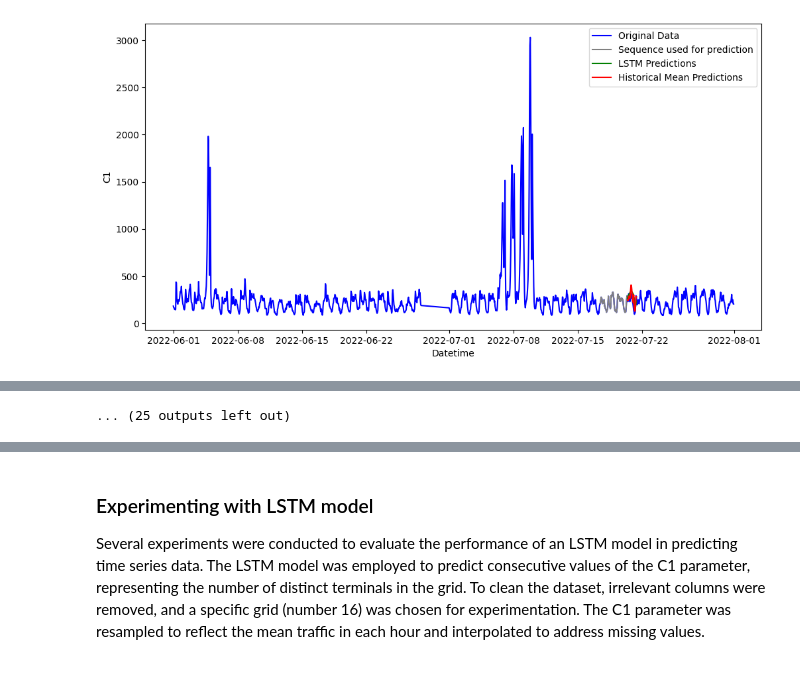
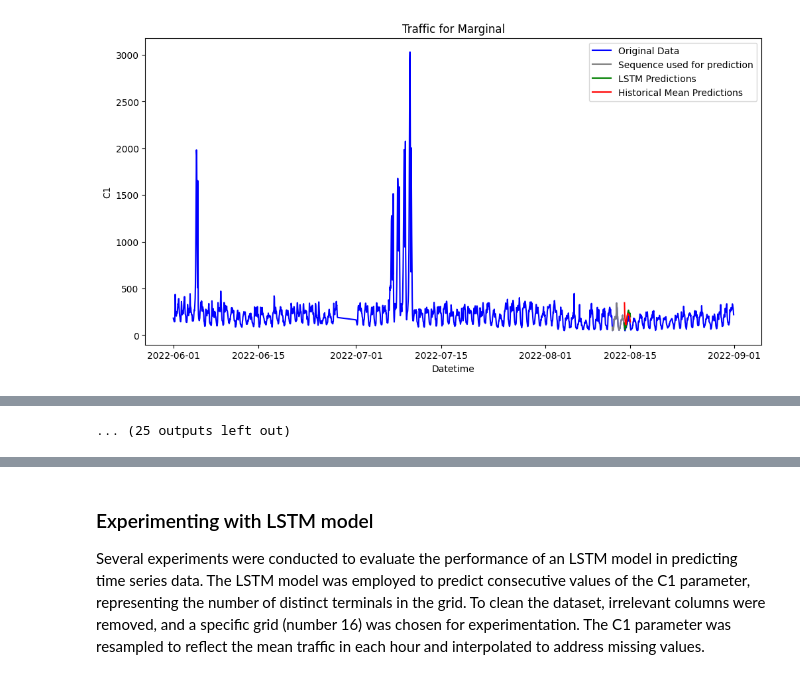
Before and after one commit to RocketFan/traffic-monitoring, a Jupyter notebook: lstm_test.ipynb, the cells around one changed output, grey strips where cells are left out. Drawn from its saved outputs; the diff is of its cells as text; code cells hidden in the pictures.

Commit message:
Refine plotting, more statics

```diff
--- a/lstm_test.ipynb
+++ b/lstm_test.ipynb
@@ -184,7 +167,7 @@ import matplotlib.dates as mdates
 
 
 vodafone_data = cml.VodafoneData()
-main_roads_df = vodafone_data.read('data/reduced/jj') # Read the data from the folder (All Vodafone data)
+main_roads_df = vodafone_data.read('data/reduced/subset') # Read the data from the folder (All Vodafone data)
 vodafone_data.preprocess(main_roads_df)
 
 columns = ['Grid_ID', 'Datetime', 'C1', 'C2', 'C11', 'E1', 'E7', 'E8', 'E9']
@@ -263,8 +246,8 @@ from sklearn.metrics import mean_absolute_error, mean_squared_error
 INPUT_SIZE = 3
 HIDDEN_SIZE = 30
 OUTPUT_SIZE = 1  # Predicting one value (C1)
-SEQUENCE_LENGTH = 72
-NUM_EPOCHS = 1500
+SEQUENCE_LENGTH = 48
+NUM_EPOCHS = 2000
 LEARNING_RATE = 0.001
 TEST_SIZE = 0.2
 RANDOM_STATE = 42
@@ -425,8 +408,7 @@ def evaluate_model(model, X_test, y_test, scaler):
 
     return predicted_sequences, test_sequences, average_mae, average_rmse
 
-def plot_results(target, y_test, predicted_sequences, seq_used_pred, historical_mean_predictions, datetimes, test_start):
-
+def plot_results(target, y_test, predicted_sequences, seq_used_pred, historical_mean_predictions, datetimes, test_start, street_name):
     plt.figure(figsize=(12, 6))
     plt.plot(datetimes, target, label='Original Data', color='blue')
     plt.plot(datetimes[test_start - len(seq_used_pred):test_start],  np.array(seq_used_pred).reshape(-1, 1), label='Sequence used for prediction', color='gray')
@@ -435,10 +417,11 @@ def plot_results(target, y_test, predicted_sequences, seq_used_pred, historical_
 
     plt.xlabel('Datetime')
     plt.ylabel("C1")
+    plt.title(f"Traffic for {street_name}")
     plt.legend()
     plt.show()
 
-def plot_zoomed(target, y_test, predicted_sequences, seq_used_pred, historical_mean_predictions, datetimes, test_start, zoom_range=100):
+def plot_zoomed(target, y_test, predicted_sequences, seq_used_pred, historical_mean_predictions, datetimes, test_start, street_name,  zoom_range=100,):
     test_start = len(target) - len(y_test) +1
 
     plt.figure(figsize=(12, 6))
@@ -452,48 +435,45 @@ def plot_zoomed(target, y_test, predicted_sequences, seq_used_pred, historical_m
 
     plt.xlabel('Datetime')
     plt.ylabel("C1")
+    plt.title(f"Zoomed traffic for {street_name}")
     plt.legend()
     plt.show()
 
-def main():
-    # df = pd.read_csv("data/reduced/June2022_reduced.csv")
-    hist_mae_list = []
-    hist_rmse_list = []
-    lstm_mae_list = []
-    lstm_rmse_list = []
-    for ax, street_name in zip(axes.flatten(), street_names):
-        street_df = entrance_roads_df[entrance_roads_df['street_name'] == street_name].copy()
-        street_df.set_index('Datetime', inplace=True)
-        X_train, X_test, y_train, y_test, target, scaler, resampled_df = preprocess_data(street_df)
-        datetimes = resampled_df["Datetime"]
-        model = train_model(X_train, y_train)
-        predicted_sequences, test_sequences, average_mae, average_rmse = evaluate_model(model, X_test, y_test, scaler)
-        print(f"Street: {street_name}")
-        print(f"LSTM Model - Average Mean Absolute Error (MAE): {average_mae}")
-        print(f"LSTM Model - Average Root Mean Squared Error (RMSE): {average_rmse}")
-        lstm_mae_list.append(average_mae)
-        lstm_rmse_list.append(average_rmse)
 
-        # Evaluate the historical mean model
-        historical_mean_mae, historical_mean_rmse = evaluate_historical_mean_model(resampled_df, TEST_SIZE)
-        print(f"Historical Mean Model - Average Mean Absolute Error (MAE): {historical_mean_mae}")
-        print(f"Historical Mean Model - Average Root Mean Squared Error (RMSE): {historical_mean_rmse}")
-        hist_mae_list.append(historical_mean_mae)
-        hist_rmse_list.append(historical_mean_rmse)
+hist_mae_list = []
+hist_rmse_list = []
+lstm_mae_list = []
+lstm_rmse_list = []
+for ax, street_name in zip(axes.flatten(), street_names):
+    street_df = entrance_roads_df[entrance_roads_df['street_name'] == street_name].copy()
+    street_df.set_index('Datetime', inplace=True)
+    X_train, X_test, y_train, y_test, target, scaler, resampled_df = preprocess_data(street_df)
+    datetimes = resampled_df["Datetime"]
+    model = train_model(X_train, y_train)
+    predicted_sequences, test_sequences, average_mae, average_rmse = evaluate_model(model, X_test, y_test, scaler)
+    print(f"Street: {street_name}")
+    print(f"LSTM Model - Average Mean Absolute Error (MAE): {average_mae}")
+    print(f"LSTM Model - Average Root Mean Squared Error (RMSE): {average_rmse}")
+    lstm_mae_list.append(average_mae)
+    lstm_rmse_list.append(average_rmse)
 
-        # Get the historical mean predictions
-        test_start = len(target) - len(y_test) +1
-        historical_mean_predictions = resampled_df['HistoricalMean'].values[test_start:test_start + FUTURE]
+    # Evaluate the historical mean model
+    historical_mean_mae, historical_mean_rmse = evaluate_historical_mean_model(resampled_df, TEST_SIZE)
+    print(f"Historical Mean Model - Average Mean Absolute Error (MAE): {historical_mean_mae}")
+    print(f"Historical Mean Model - Average Root Mean Squared Error (RMSE): {historical_mean_rmse}")
+    hist_mae_list.append(historical_mean_mae)
+    hist_rmse_list.append(historical_mean_rmse)
 
-        seq_used_pred = scaler.inverse_transform(test_sequences[1, :,0].squeeze().reshape(-1, 1).clone())
-        plot_results(target, y_test, predicted_sequences, seq_used_pred, historical_mean_predictions, datetimes, test_start)
-        plot_zoomed(target, y_test, predicted_sequences, seq_used_pred, historical_mean_predictions, datetimes, test_start)
+    # Get the historical mean predictions
+    test_start = len(target) - len(y_test) +1
+    historical_mean_predictions = resampled_df['HistoricalMean'].values[test_start:test_start + FUTURE]
 
-    print(f"Average LSTM Mean Absolute Error (MAE): {np.mean(lstm_mae_list)}")
-    print(f"Average LSTM Root Mean Squared Error (RMSE): {np.mean(lstm_rmse_list)}")
-    print(f"Average Historical Mean Mean Absolute Error (MAE): {np.mean(hist_mae_list)}")
-    print(f"Average Historical Mean Root Mean Squared Error (RMSE): {np.mean(hist_rmse_list)}")
+    seq_used_pred = scaler.inverse_transform(test_sequences[1, :,0].squeeze().reshape(-1, 1).clone())
+    plot_results(target, y_test, predicted_sequences, seq_used_pred, historical_mean_predictions, datetimes, test_start, street_name)
+    plot_zoomed(target, y_test, predicted_sequences, seq_used_pred, historical_mean_predictions, datetimes, test_start, street_name)
 
-if __name__ == "__main__":
-    main()
+print(f"LSTM MAE: Mean = {np.mean(lstm_mae_list)}, Std = {np.std(lstm_mae_list)}")
+print(f"LSTM RMSE: Mean = {np.mean(lstm_rmse_list)}, Std = {np.std(lstm_rmse_list)}")
+print(f"Historical Mean MAE: Mean = {np.mean(hist_mae_list)}, Std = {np.std(hist_mae_list)}")
+print(f"Historical Mean RMSE: Mean = {np.mean(hist_rmse_list)}, Std = {np.std(hist_rmse_list)}")
 # %% [output]
@@ -506 +497 @@ Historical Mean Model - Average Root Mean Squared Error (RMSE): 106.821944439273
-[figure, old version]
+[figure, new version]
```
Also changed, not shown: parts of 4 cells of this notebook.
